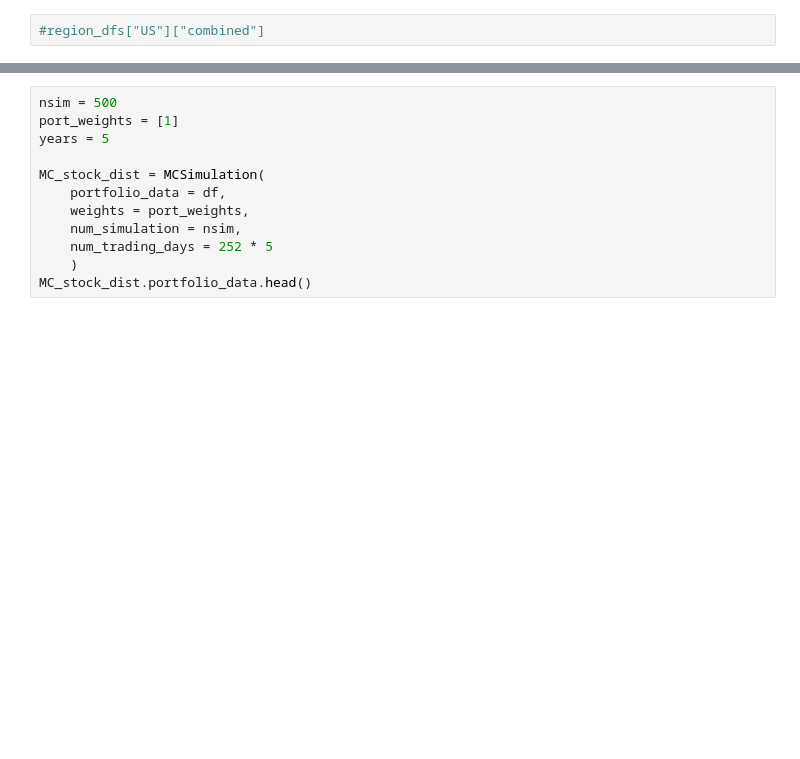
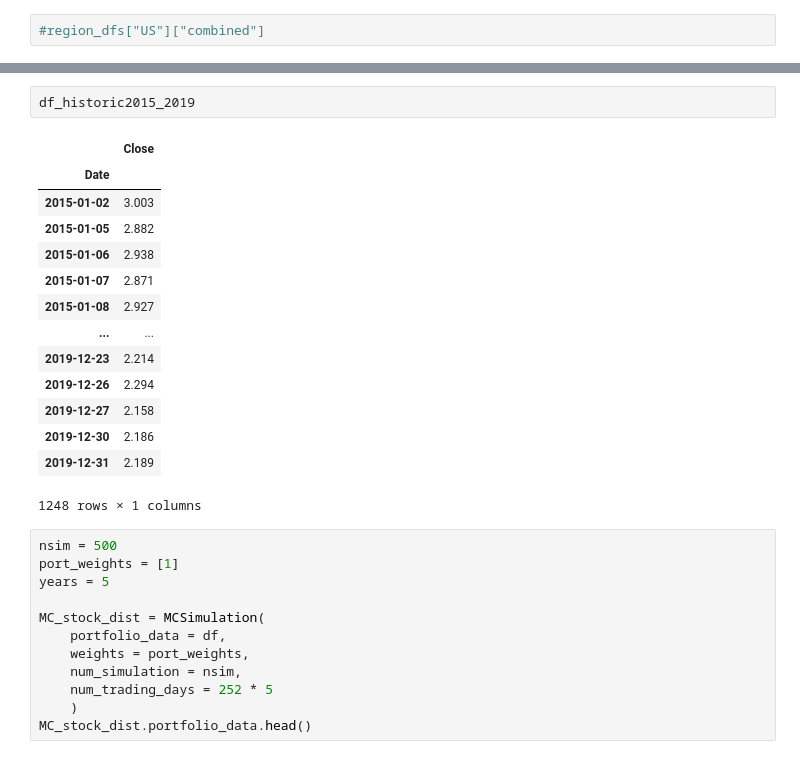
Before and after one commit to SabahatJK/EDA_NG, a Jupyter notebook: Starter Code_SK.ipynb, the cells around one changed output, grey strips where cells are left out. Drawn from its saved outputs; the diff is of its cells as text; blank space fills up the shorter version.

```diff
--- a/Starter Code_SK.ipynb
+++ b/Starter Code_SK.ipynb
@@ -1007,3 +953,20 @@ df = df.rename(columns = {"Close": "close"})
+# %%
+df_historic2015_2019
+# %% [output]
+|  | Close |
+| Date |  |
+| 2015-01-02 | 3.003 |
+| 2015-01-05 | 2.882 |
+| 2015-01-06 | 2.938 |
+| 2015-01-07 | 2.871 |
+| 2015-01-08 | 2.927 |
+| ... | ... |
+| 2019-12-23 | 2.214 |
+| 2019-12-26 | 2.294 |
+| 2019-12-27 | 2.158 |
+| 2019-12-30 | 2.186 |
+| 2019-12-31 | 2.189 |
+1248 rows × 1 columns
 # %%
 nsim = 500
 port_weights = [1]
```
Also changed, not shown: parts of 19 cells of this notebook.
